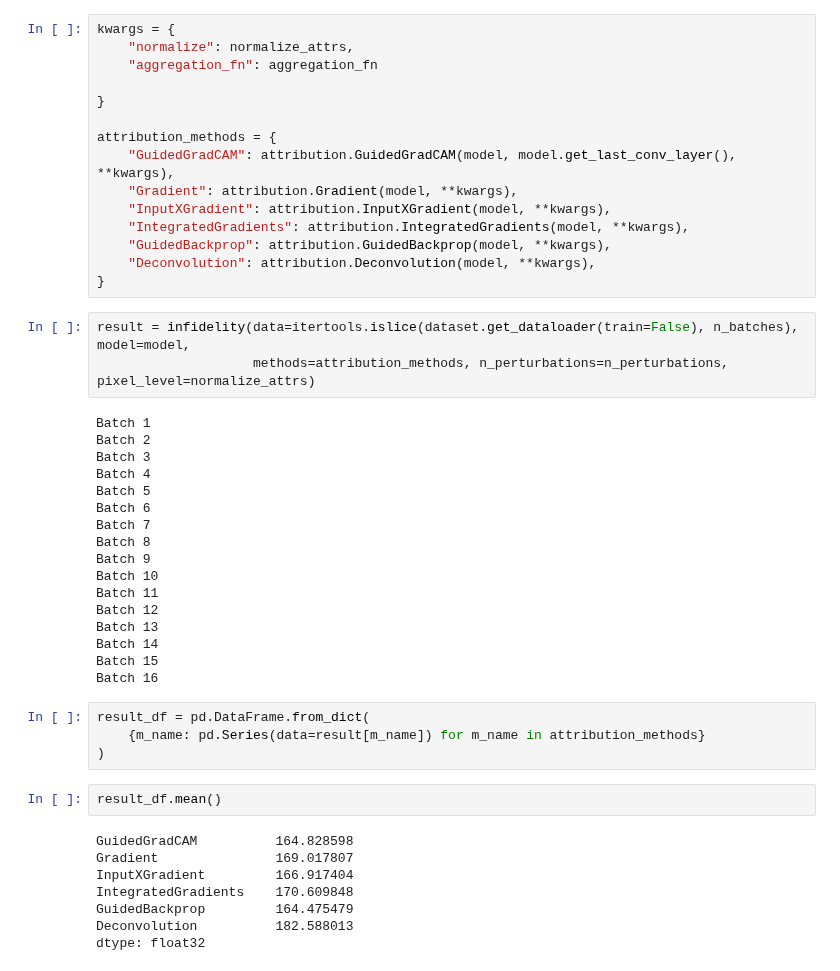
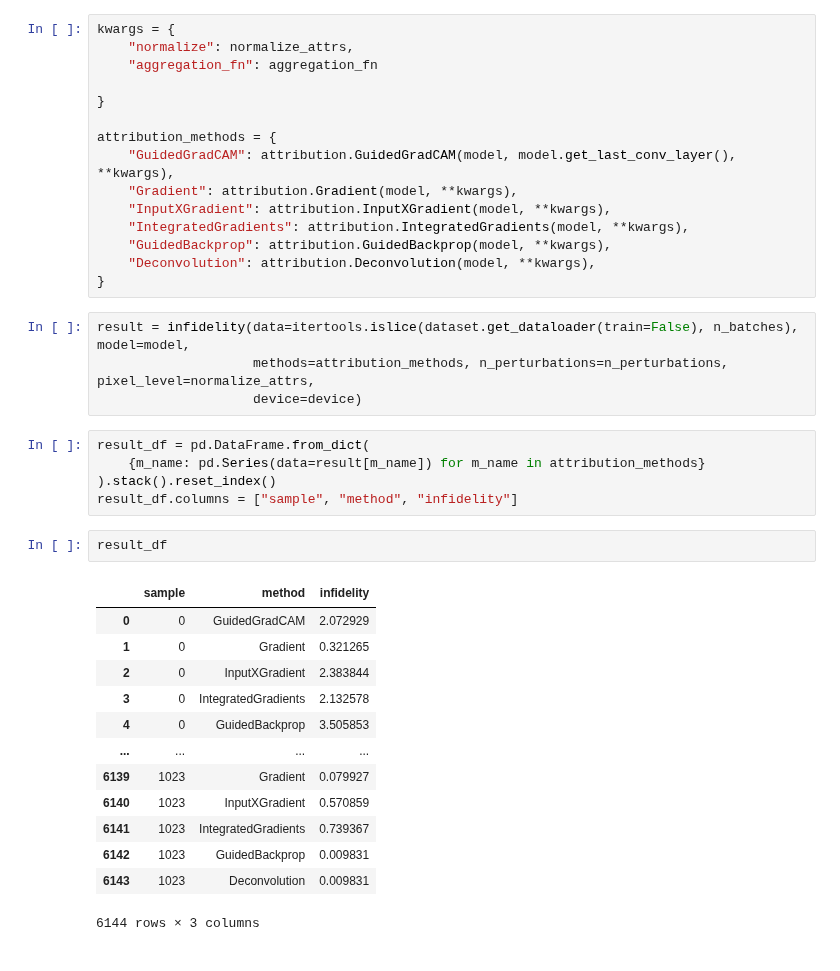
Before and after one commit to arnegevaert/benchmark, a Jupyter notebook: notebooks/infidelity.ipynb, the cells around one changed output. Saved outputs shown, nothing was run; the diff lists cells and outputs as text.

```diff
--- a/notebooks/infidelity.ipynb
+++ b/notebooks/infidelity.ipynb
@@ -58,35 +56,26 @@ attribution_methods = {
 }
 # %%
 result = infidelity(data=itertools.islice(dataset.get_dataloader(train=False), n_batches), model=model,
-                    methods=attribution_methods, n_perturbations=n_perturbations, pixel_level=normalize_attrs)
+                    methods=attribution_methods, n_perturbations=n_perturbations, pixel_level=normalize_attrs,
+                    device=device)
-# %% [output]
-Batch 1
-Batch 2
-Batch 3
-Batch 4
-Batch 5
-Batch 6
-Batch 7
-Batch 8
-Batch 9
-Batch 10
-Batch 11
-Batch 12
-Batch 13
-Batch 14
-Batch 15
-Batch 16
 # %%
 result_df = pd.DataFrame.from_dict(
     {m_name: pd.Series(data=result[m_name]) for m_name in attribution_methods}
-)
+).stack().reset_index()
+result_df.columns = ["sample", "method", "infidelity"]
 # %%
-result_df.mean()
+result_df
 # %% [output]
+|  | sample | method | infidelity |
+| 0 | 0 | GuidedGradCAM | 2.072929 |
+| 1 | 0 | Gradient | 0.321265 |
+| 2 | 0 | InputXGradient | 2.383844 |
+| 3 | 0 | IntegratedGradients | 2.132578 |
+| 4 | 0 | GuidedBackprop | 3.505853 |
+| ... | ... | ... | ... |
+| 6139 | 1023 | Gradient | 0.079927 |
+| 6140 | 1023 | InputXGradient | 0.570859 |
+| 6141 | 1023 | IntegratedGradients | 0.739367 |
+| 6142 | 1023 | GuidedBackprop | 0.009831 |
+| 6143 | 1023 | Deconvolution | 0.009831 |
-GuidedGradCAM          164.828598
-Gradient               169.017807
-InputXGradient         166.917404
-IntegratedGradients    170.609848
-GuidedBackprop         164.475479
-Deconvolution          182.588013
-dtype: float32
+6144 rows × 3 columns
```
Also changed, not shown: parts of 4 cells of this notebook, 3 other files.
